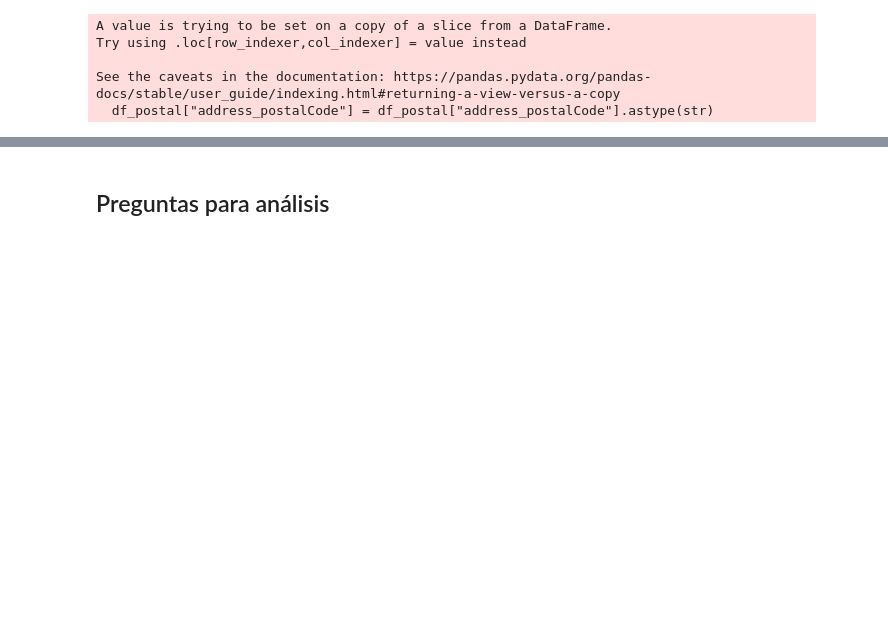
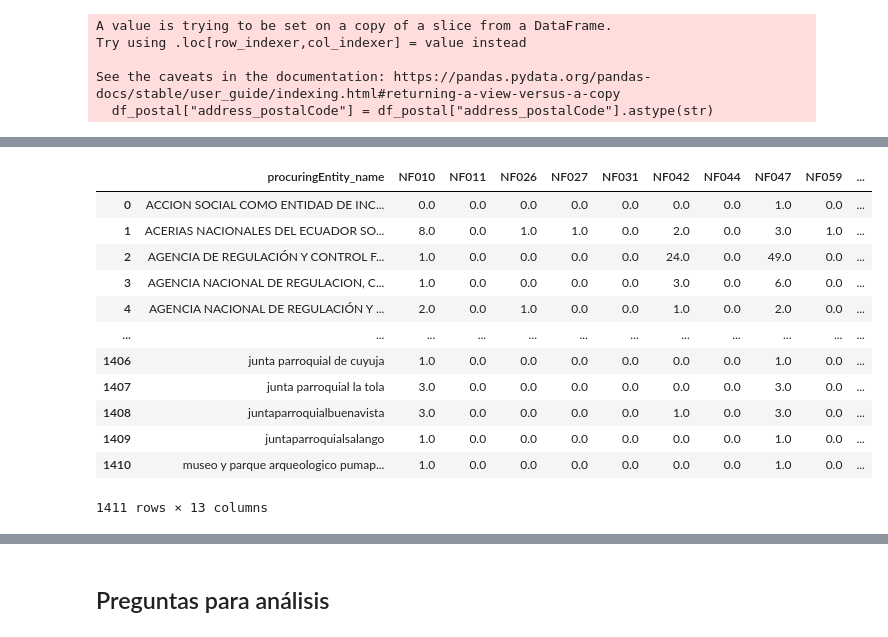
Before and after one commit to juasesan/RedFlag_analysis, a Jupyter notebook: Notebooks/3-Definicion de Red Flags.ipynb, the cells around one changed output, grey strips where cells are left out. Saved outputs shown, nothing was run; the diff lists cells and outputs as text; code cells hidden in the pictures; blank space fills up the shorter version.

```diff
--- a/Notebooks/3-Definicion de Red Flags.ipynb
+++ b/Notebooks/3-Definicion de Red Flags.ipynb
@@ -392,3 +393,9 @@ df_NF063 = NF063()
 df_ocid = pd.concat([df_ocid, generate_df(df_NF063['ocid'].reset_index(), 'NF063')])
 # %%
 df_ocid.reset_index(drop=True, inplace=True)
+# %%
+df_NF011 = NF011()
+df_NF011['Red Flag'] = 'NF011'
+df_NF011.drop(columns=['procurementMethod', 'procuringEntity_id'], inplace=True)
+df_NF011 = df_NF011.iloc[:,::-1]
+df_NF011
@@ -395,3 +416,3 @@ df_ocid.reset_index(drop=True, inplace=True)
 # %%
-dummies = pd.get_dummies(df_ocid['Red Flag'])
-df_ocid[dummies.columns] = dummies
+df_ocid = df_ocid.merge(tender[['ocid', 'procuringEntity_name']], on='ocid')
+df_ocid.drop(columns=['ocid'], inplace=True)
@@ -450,0 +419,3 @@ red_flags.to_csv('../Data_output/red_flags.csv')
+# %%
+df_ocid = pd.concat([df_ocid, df_NF011])
+df_ocid
@@ -450,0 +439,19 @@ red_flags.to_csv('../Data_output/red_flags.csv')
+# %%
+red_flags_names = df_ocid.iloc[:,3:].columns.tolist()
+# %%
+df_ocid = df_ocid.groupby('procuringEntity_name')[red_flags_names].sum().reset_index()
+df_ocid
+# %% [output]
+|  | procuringEntity_name | NF010 | NF011 | NF026 | NF027 | NF031 | NF042 | NF044 | NF047 | NF059 | ... |
+| 0 | ACCION SOCIAL COMO ENTIDAD DE INC... | 0.0 | 0.0 | 0.0 | 0.0 | 0.0 | 0.0 | 0.0 | 1.0 | 0.0 | ... |
+| 1 | ACERIAS NACIONALES DEL ECUADOR SO... | 8.0 | 0.0 | 1.0 | 1.0 | 0.0 | 2.0 | 0.0 | 3.0 | 1.0 | ... |
+| 2 | AGENCIA DE REGULACIÓN Y CONTROL F... | 1.0 | 0.0 | 0.0 | 0.0 | 0.0 | 24.0 | 0.0 | 49.0 | 0.0 | ... |
+| 3 | AGENCIA NACIONAL DE REGULACION, C... | 1.0 | 0.0 | 0.0 | 0.0 | 0.0 | 3.0 | 0.0 | 6.0 | 0.0 | ... |
+| 4 | AGENCIA NACIONAL DE REGULACIÓN Y ... | 2.0 | 0.0 | 1.0 | 0.0 | 0.0 | 1.0 | 0.0 | 2.0 | 0.0 | ... |
+| ... | ... | ... | ... | ... | ... | ... | ... | ... | ... | ... | ... |
+| 1406 | junta parroquial de cuyuja | 1.0 | 0.0 | 0.0 | 0.0 | 0.0 | 0.0 | 0.0 | 1.0 | 0.0 | ... |
+| 1407 | junta parroquial la tola | 3.0 | 0.0 | 0.0 | 0.0 | 0.0 | 0.0 | 0.0 | 3.0 | 0.0 | ... |
+| 1408 | juntaparroquialbuenavista | 3.0 | 0.0 | 0.0 | 0.0 | 0.0 | 1.0 | 0.0 | 3.0 | 0.0 | ... |
+| 1409 | juntaparroquialsalango | 1.0 | 0.0 | 0.0 | 0.0 | 0.0 | 0.0 | 0.0 | 1.0 | 0.0 | ... |
+| 1410 | museo y parque arqueologico pumap... | 1.0 | 0.0 | 0.0 | 0.0 | 0.0 | 0.0 | 0.0 | 1.0 | 0.0 | ... |
+1411 rows × 13 columns
```
Also changed, not shown: parts of 18 cells of this notebook, 2 other files.
